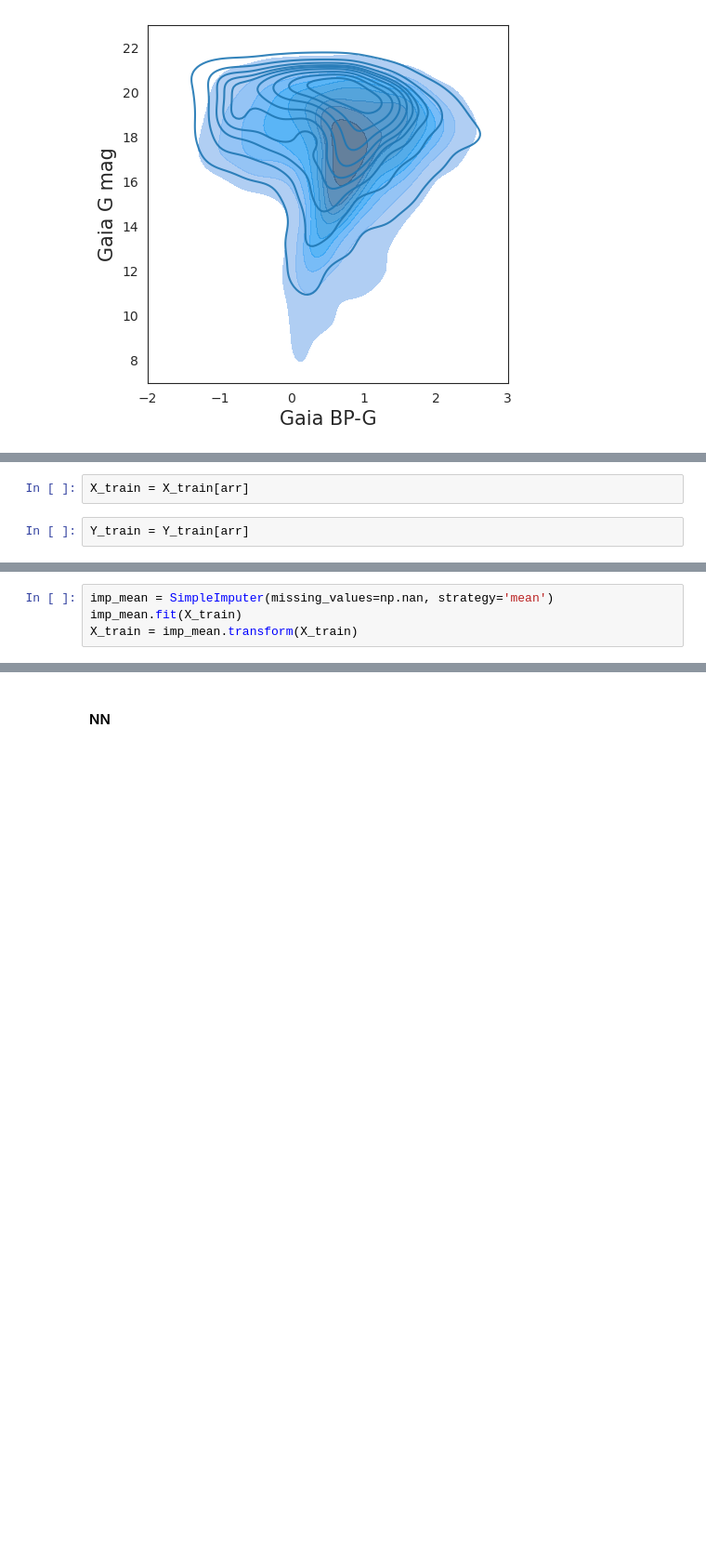
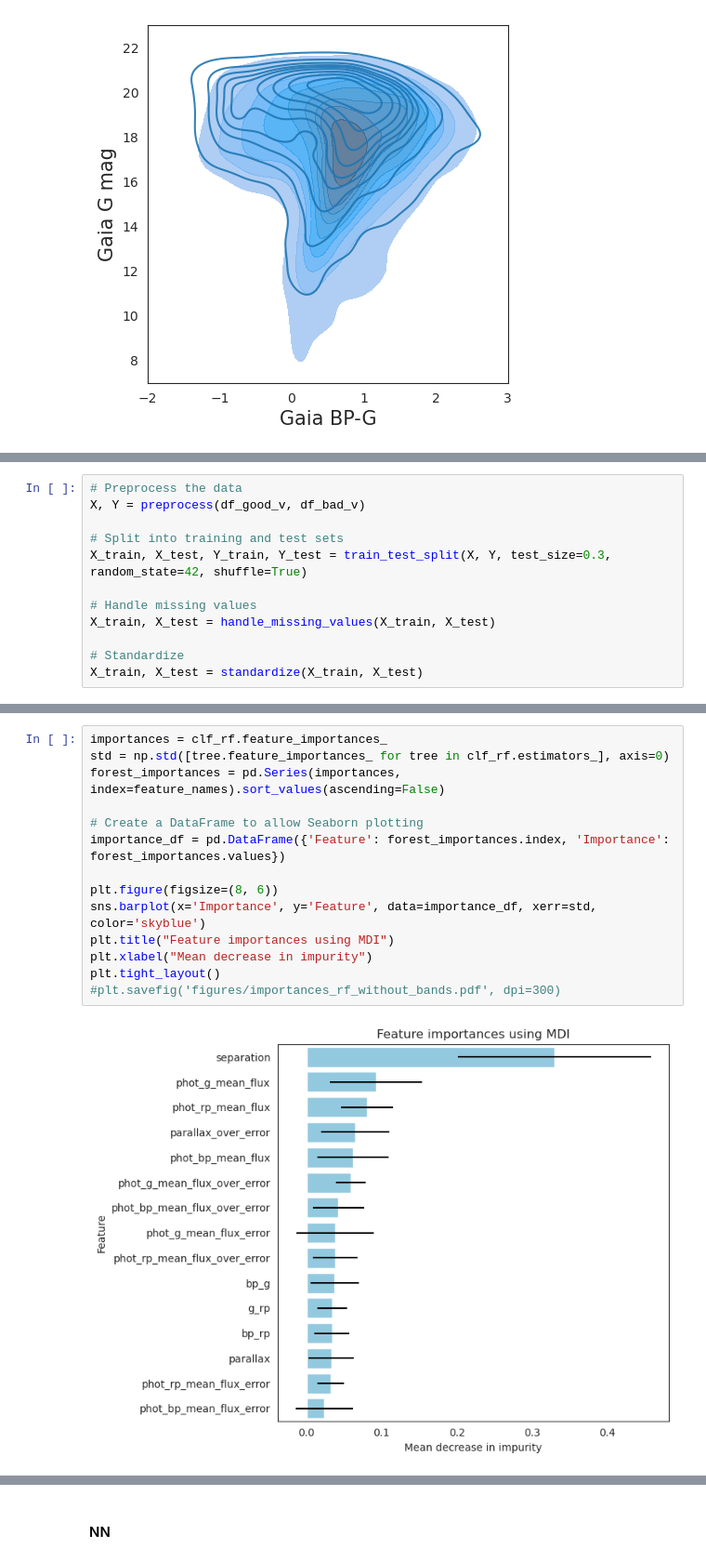
Before and after one commit to samuelperezdi/starsml, a Jupyter notebook: nn_xmatch.ipynb, the cells around one changed output, grey strips where cells are left out. Shown at 93% size. Drawn from its saved outputs; the diff is of its cells as text; blank space fills up the shorter version.

```diff
--- a/nn_xmatch.ipynb
+++ b/nn_xmatch.ipynb
@@ -171 +211,13 @@ Y_test = np.concatenate((Y1_test,Y2_test), axis=0)
+# %%
+# Preprocess the data
+X, Y = preprocess(df_good_v, df_bad_v)
+
+# Split into training and test sets
+X_train, X_test, Y_train, Y_test = train_test_split(X, Y, test_size=0.3, random_state=42, shuffle=True)
+
+# Handle missing values
+X_train, X_test = handle_missing_values(X_train, X_test)
+
+# Standardize
+X_train, X_test = standardize(X_train, X_test)
 # %%
@@ -181,4 +226,0 @@ array([15269,  9505, 15160, ...,  4729,  1862,  7683])
-# %%
-X_train = X_train[arr]
-# %%
-Y_train = Y_train[arr]
@@ -211,4 +268,0 @@ Percentage of NaN values in feature parallax_over_error: 22.80%
-# %%
-imp_mean = SimpleImputer(missing_values=np.nan, strategy='mean')
-imp_mean.fit(X_train)
-X_train = imp_mean.transform(X_train)
@@ -281,3 +318,19 @@ AUC-ROC: 0.7081331777200467
+# %%
+importances = clf_rf.feature_importances_
+std = np.std([tree.feature_importances_ for tree in clf_rf.estimators_], axis=0)
+forest_importances = pd.Series(importances, index=feature_names).sort_values(ascending=False)
+
+# Create a DataFrame to allow Seaborn plotting
+importance_df = pd.DataFrame({'Feature': forest_importances.index, 'Importance': forest_importances.values})
+
+plt.figure(figsize=(8, 6))
+sns.barplot(x='Importance', y='Feature', data=importance_df, xerr=std, color='skyblue')
+plt.title("Feature importances using MDI")
+plt.xlabel("Mean decrease in impurity")
+plt.tight_layout()
+#plt.savefig('figures/importances_rf_without_bands.pdf', dpi=300)
+# %% [output]
+[figure, added]
 # %%
 # Model Building
 clf_svm = SVC(kernel='linear', probability=True, random_state=42)  # Using 'linear' kernel as a baseline. Probability is True for AUC-ROC.
```
Also changed, not shown: parts of 46 cells of this notebook, 14 other files.
